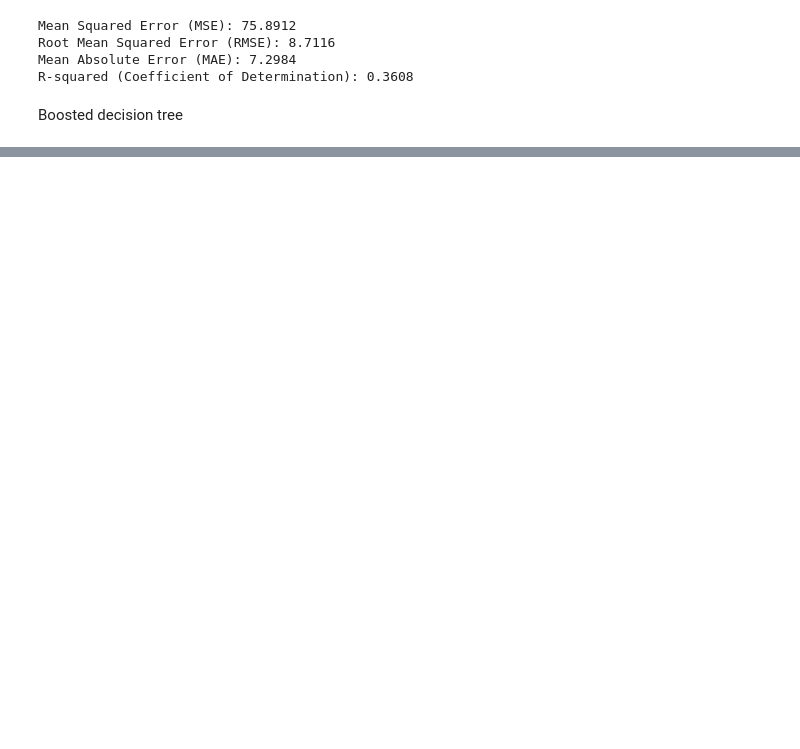
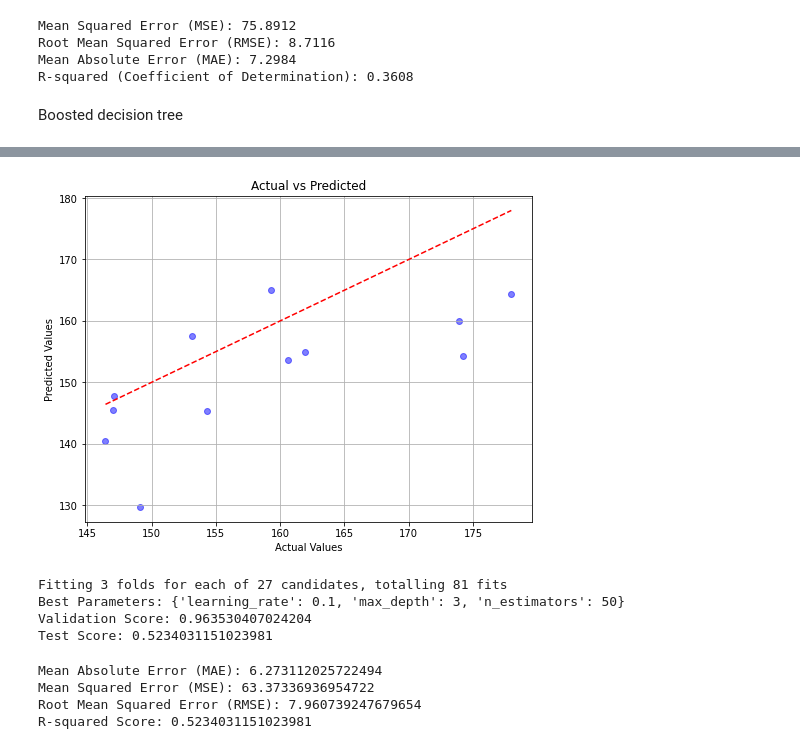
Before and after one commit to oxcitzen/Indiana-Corn-Yield, a Jupyter notebook: soil_analysis.ipynb, the cells around one changed output, grey strips where cells are left out. Drawn from its saved outputs; the diff is of its cells as text; code cells hidden in the pictures; blank space fills up the shorter version.

```diff
--- a/soil_analysis.ipynb
+++ b/soil_analysis.ipynb
@@ -901,0 +1054,75 @@ R-squared (Gradient Boosting - Reduced): -0.12613665181725153
+# %%
+import matplotlib.pyplot as plt
+
+# Create actual vs predicted plot
+plt.figure(figsize=(8, 6))
+plt.scatter(y_val, y_val_pred, color='blue', alpha=0.5)
+plt.plot([min(y_val), max(y_val)], [min(y_val), max(y_val)], color='red', linestyle='--')  # Add diagonal line
+plt.title('Actual vs Predicted')
+plt.xlabel('Actual Values')
+plt.ylabel('Predicted Values')
+plt.grid(True)
+plt.show()
+# %% [output]
+[figure, added]
+# %%
+from sklearn.model_selection import GridSearchCV
+from sklearn.ensemble import GradientBoostingRegressor
+import numpy as np
+
+# Define the parameter grid
+param_grid = {
+    'n_estimators': [50, 100, 200],
+    'learning_rate': [0.01, 0.1, 0.2],
+    'max_depth': [3, 4, 5]
+}
+
+# Initialize the gradient boosted regressor
+gb_model = GradientBoostingRegressor()
+
+# Initialize GridSearchCV
+grid_search = GridSearchCV(estimator=gb_model, param_grid=param_grid, cv=3, scoring='neg_mean_squared_error', verbose=2, n_jobs=-1)
+
+# Perform grid search
+grid_search.fit(X_train_val, y_train_val)
+
+# Print the best parameters found
+print("Best Parameters:", grid_search.best_params_)
+
+# Get the best model
+best_gb_model = grid_search.best_estimator_
+#validation score
+# Evaluate the model on the validation set
+validation_score = best_gb_model.score(X_val, y_val)
+print("Validation Score:", validation_score)
+
+# Evaluate the best model on the test set
+test_score = best_gb_model.score(X_test, y_test)
+print("Test Score:", test_score)
+# %% [output]
+Fitting 3 folds for each of 27 candidates, totalling 81 fits
+Best Parameters: {'learning_rate': 0.1, 'max_depth': 3, 'n_estimators': 50}
+Validation Score: 0.963530407024204
+Test Score: 0.5234031151023981
+# %%
+from sklearn.metrics import mean_absolute_error, mean_squared_error, r2_score
+
+# Make predictions on the test set using the best model
+y_test_pred = best_gb_model.predict(X_test)
+
+# Calculate additional evaluation metrics
+mae = mean_absolute_error(y_test, y_test_pred)
+mse = mean_squared_error(y_test, y_test_pred)
+rmse = mean_squared_error(y_test, y_test_pred, squared=False)  # squared=False for RMSE
+r2 = r2_score(y_test, y_test_pred)
+
+# Print the additional evaluation metrics
+print("Mean Absolute Error (MAE):", mae)
+print("Mean Squared Error (MSE):", mse)
+print("Root Mean Squared Error (RMSE):", rmse)
+print("R-squared Score:", r2)
+# %% [output]
+Mean Absolute Error (MAE): 6.273112025722494
+Mean Squared Error (MSE): 63.37336936954722
+Root Mean Squared Error (RMSE): 7.960739247679654
+R-squared Score: 0.5234031151023981
```
Also changed, not shown: parts of 22 cells of this notebook.
